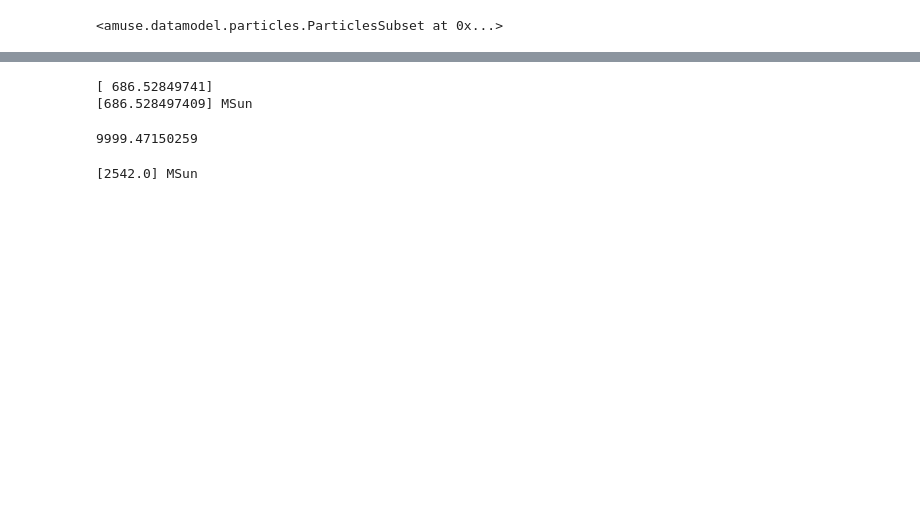
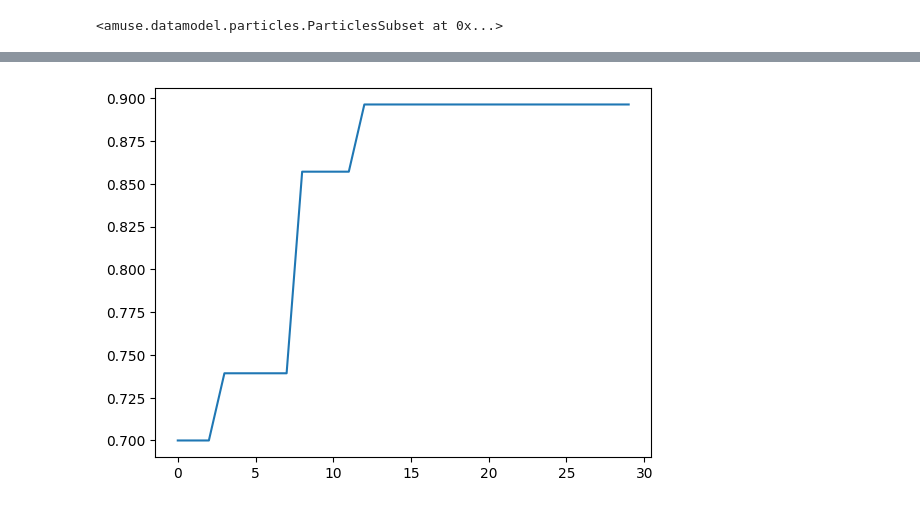
Before and after one commit to umuzigazuba/AMUSE-_project_SNOOPS, a Jupyter notebook: AMUSE_project_YESSIR/notebooks/sink_test.ipynb, the cells around one changed output, grey strips where cells are left out. Saved outputs shown, nothing was run; the diff lists cells and outputs as text; code cells hidden in the pictures; blank space fills up the shorter version.

```diff
--- a/AMUSE_project_YESSIR/notebooks/sink_test.ipynb
+++ b/AMUSE_project_YESSIR/notebooks/sink_test.ipynb
@@ -26,12 +26,14 @@ print(tot_cloud_mass.value_in(units.MSun))
 # %%
 # initialise and evolve the MC particle set
-particles_cloud, converter_cloud  = make_molecular_cloud(N_cloud = 3_000_000,
-                                                         M_cloud = 2_000_000 | units.MSun,
-                                                         R_cloud = 50 | units.pc,
+particles_cloud, converter_cloud  = make_molecular_cloud(N_cloud = 200_000,
+                                                         M_cloud = 8_000 | units.MSun,
+                                                         R_cloud = 15 | units.pc,
                                                          seed = 1312)
 
 particles_cloud, density_map = evolve_molecular_cloud(particles_cloud,
-                                         converter_cloud,
-                                         t_end = 2 | units.Myr,
-                                         dt = 0.2 | units.Myr,
-                                         seed = 1312)
+                                                    converter_cloud,
+                                                    t_end = 2 | units.Myr,
+                                                    dt = 0.2 | units.Myr,
+                                                    seed = 1312)
+
+print("Mean density of the moelcular cloud", np.mean(particles_cloud.density))
@@ -257,14 +207,9 @@ post accretion 665.803108808 MSun
+# %%
+plt.plot(sink_mass_snapshots)
+plt.show()
+# %% [output]
+[figure, added]
 # %%
 gravity_code.stop()
 hydro_cloud.stop()
 gravhydrobridge.stop()
-# %%
-print(sink.mass.value_in(units.MSun))
-print(star.mass)
-# %% [output]
-[ 686.52849741]
-[686.528497409] MSun
-# %%
-print(particles_cloud.mass.sum().value_in(units.MSun)+186)
-# %% [output]
-9999.47150259
@@ -273,4 +215,0 @@ star.mass = 2542 |units.MSun
-# %%
-print(sink.mass)
-# %% [output]
-[2542.0] MSun
```
Also changed, not shown: parts of 12 cells of this notebook.
